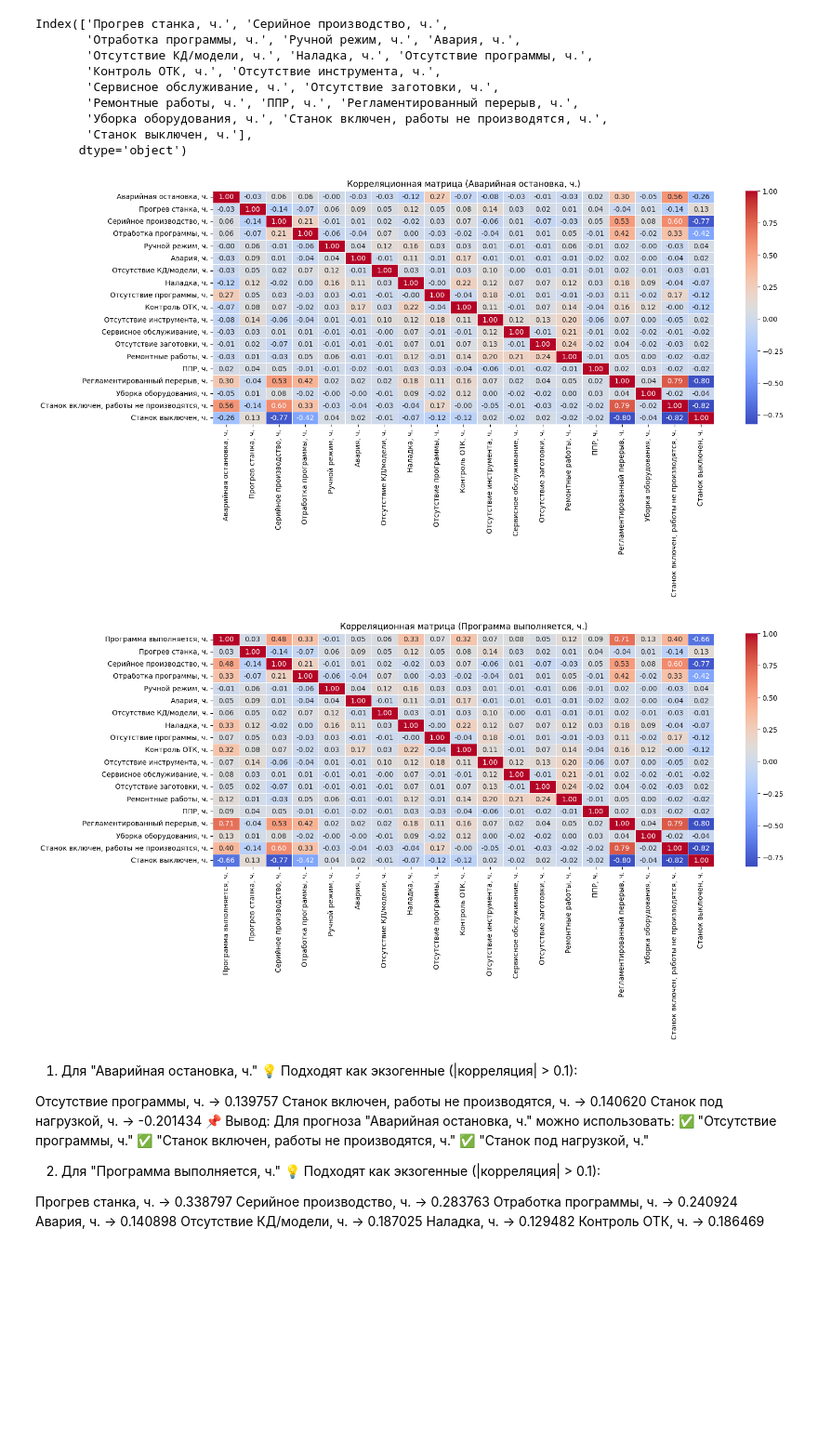
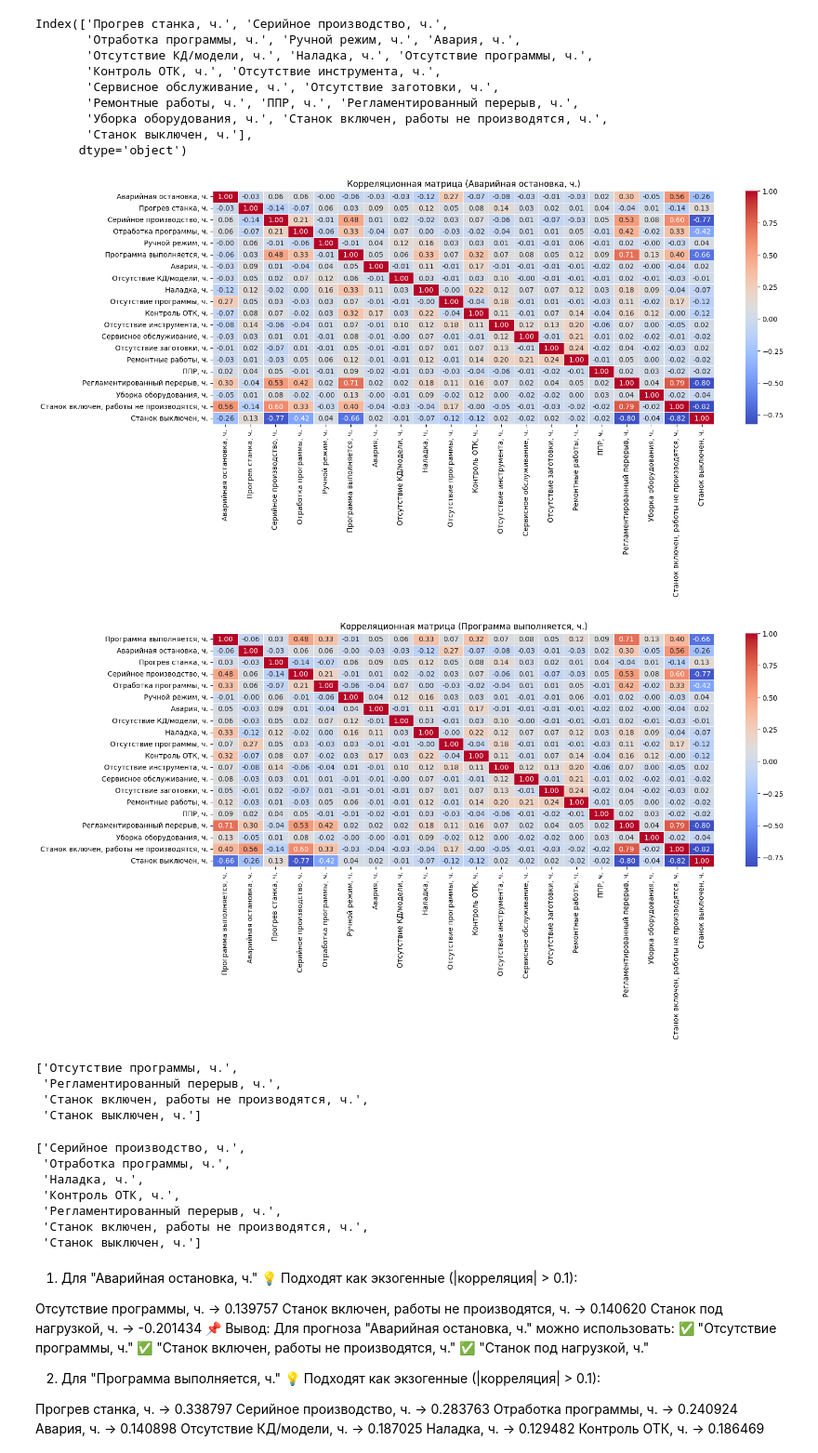
Before and after one commit to OXYCRiNGE/stanki, a Jupyter notebook: analysis.ipynb, the cells around one changed output. Shown at 93% size. Drawn from its saved outputs; the diff is of its cells as text; code cells hidden in the pictures; blank space fills up the shorter version.

```diff
--- a/analysis.ipynb
+++ b/analysis.ipynb
@@ -224,25 +224,47 @@ target_columns = ["Аварийная остановка, ч.", "Програм
 # %%
 import seaborn as sns
 import matplotlib.pyplot as plt
 
 # Вычисление корреляции между целевыми и экзогенными переменными
-correlation_matrix_ao = df_aggregated[["Аварийная остановка, ч."] + df_aggregated.columns.drop(["Объект", "Аварийная остановка, ч.", "Программа выполняется, ч."]).to_list()].corr()
-correlation_matrix_prog = df_aggregated[["Программа выполняется, ч."] + df_aggregated.columns.drop(["Объект", "Аварийная остановка, ч.", "Программа выполняется, ч."]).to_list()].corr()
+correlation_matrix_ao = df_aggregated[["Аварийная остановка, ч."] + df_aggregated.columns.drop(["Объект", "Аварийная остановка, ч."]).to_list()].corr()
+correlation_matrix_prog = df_aggregated[["Программа выполняется, ч."] + df_aggregated.columns.drop(["Объект", "Программа выполняется, ч."]).to_list()].corr()
+
+# Определение экзогенных переменных (корреляция > 0.2)
+exog_vars_ao = correlation_matrix_ao["Аварийная остановка, ч."].drop("Аварийная остановка, ч.").abs()
+exog_vars_prog = correlation_matrix_prog["Программа выполняется, ч."].drop("Программа выполняется, ч.").abs()
+
+exog_columns_ao = exog_vars_ao[exog_vars_ao > 0.2].index.tolist()
+exog_columns_pv = exog_vars_prog[exog_vars_prog > 0.2].index.tolist()
 
 # Визуализация корреляционной матрицы для "Аварийная остановка, ч."
 plt.figure(figsize=(16, 6))
 sns.heatmap(correlation_matrix_ao, annot=True, cmap="coolwarm", fmt=".2f", linewidths=0.5)
 plt.title("Корреляционная матрица (Аварийная остановка, ч.)")
 plt.show()
 
 # Визуализация корреляционной матрицы для "Программа выполняется, ч."
 plt.figure(figsize=(16, 6))
 sns.heatmap(correlation_matrix_prog, annot=True, cmap="coolwarm", fmt=".2f", linewidths=0.5)
 plt.title("Корреляционная матрица (Программа выполняется, ч.)")
 plt.show()
+
+# Вывод подходящих экзогенных переменных
+display(exog_columns_ao)
+display(exog_columns_pv)
 # %% [output]
-[figure, old version]
+[figure, new version]
-[figure, old version]
+[figure, new version]
+['Отсутствие программы, ч.',
+ 'Регламентированный перерыв, ч.',
+ 'Станок включен, работы не производятся, ч.',
+ 'Станок выключен, ч.']
+['Серийное производство, ч.',
+ 'Отработка программы, ч.',
+ 'Наладка, ч.',
+ 'Контроль ОТК, ч.',
+ 'Регламентированный перерыв, ч.',
+ 'Станок включен, работы не производятся, ч.',
+ 'Станок выключен, ч.']
 # %% [markdown]
 1. Для "Аварийная остановка, ч."
 💡 Подходят как экзогенные (|корреляция| > 0.1):
```
Also changed, not shown: parts of 24 cells of this notebook.
